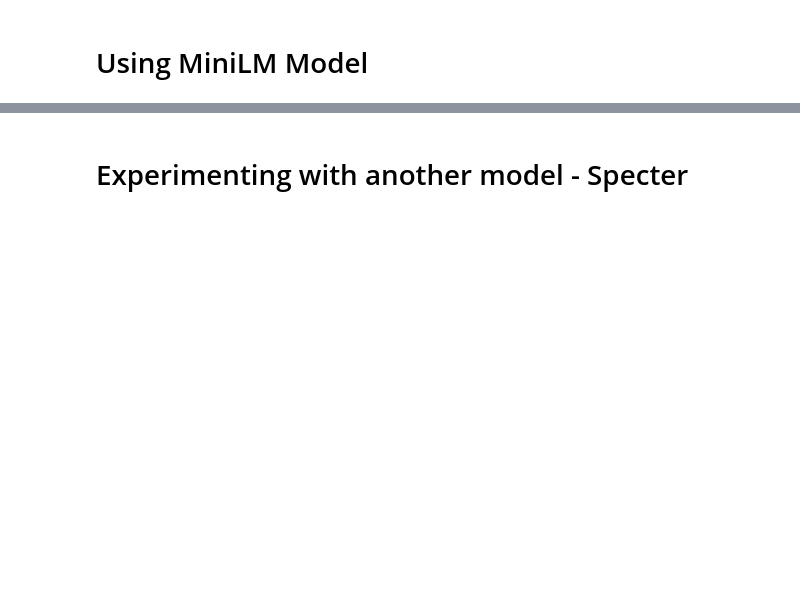
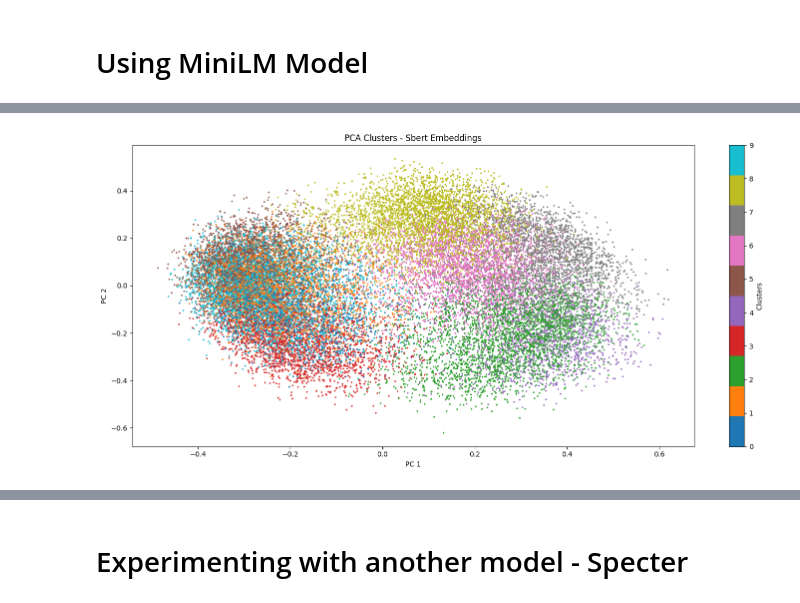
Before and after one commit to rohan-crypto/Text_Analytics_Team33_Task3, a Jupyter notebook: notebooks/SBERT_Nithya.ipynb, the cells around one changed output, grey strips where cells are left out. Drawn from its saved outputs; the diff is of its cells as text; code cells hidden in the pictures; blank space fills up the shorter version.

```diff
--- a/notebooks/SBERT_Nithya.ipynb
+++ b/notebooks/SBERT_Nithya.ipynb
@@ -85,29 +203,31 @@ for c in range(number_of_clusters):
 # %%
 X_matrix = embeddings
 mu = X_matrix.mean(axis=0)
 Z = X_matrix - mu
 
 cov_matrix = np.cov(Z,rowvar=False)
 
 eigvals, eigvecs = np.linalg.eigh(cov_matrix)
 
 idx = np.argsort(eigvals)[::-1]
 eigvecs = eigvecs[:,idx]
 pca_projection = Z @ eigvecs[:,:2]
 
 df['pca_1'] = pca_projection[:,0]
 df['pca_2'] = pca_projection[:,1]
 
 fig, ax = plt.subplots(figsize=(15,7))
 
 scatter = ax.scatter(df['pca_1'],df['pca_2'],c=df['kmeans_clusters'],cmap='tab10',s=2)
 plt.colorbar(scatter,ax=ax,label='Clusters')
 ax.set_title('PCA Clusters - Sbert Embeddings',fontsize=12)
 ax.set_xlabel('PC 1')
 ax.set_ylabel('PC 2')
 plt.tight_layout()
 plt.savefig('/content/pca_clusters_nithya_sbert.png',dpi=150)
-files.download('/content/pca_clusters_nithya_sbert.png')
+#files.download('/content/pca_clusters_nithya_sbert.png')
 plt.show()
+# %% [output]
+[figure, added]
 # %%
 print(df.head())
```
Also changed, not shown: parts of 42 cells of this notebook, 10 other files.
